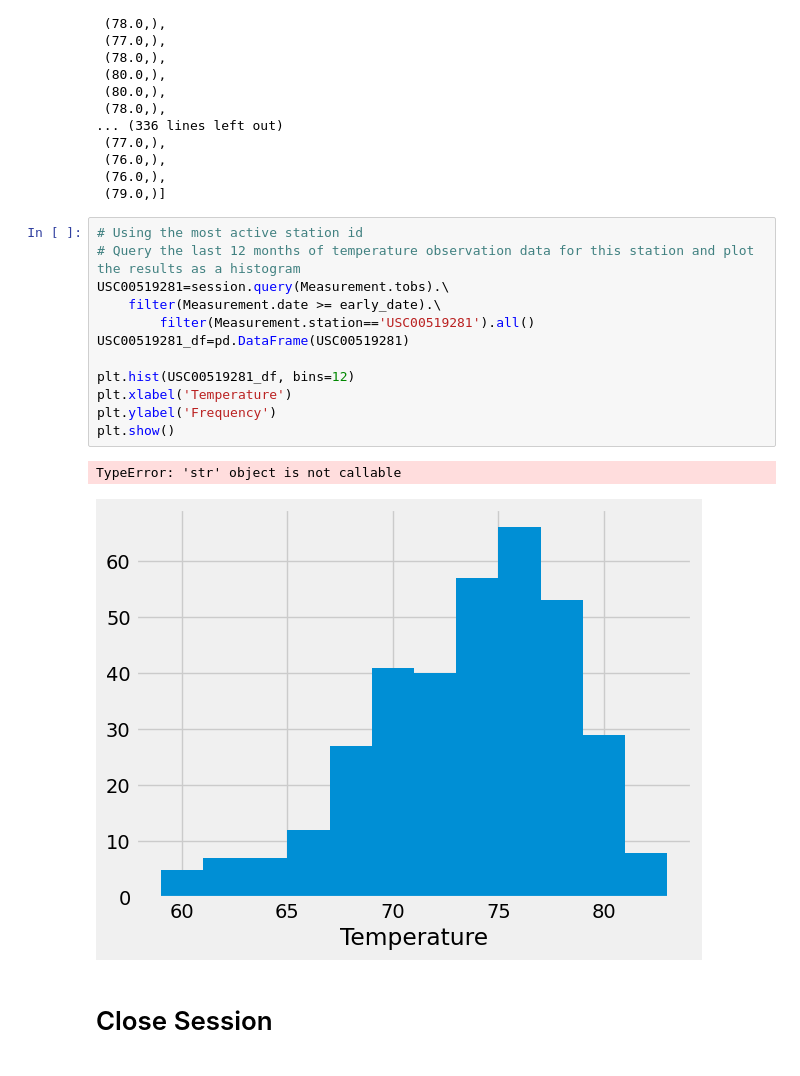
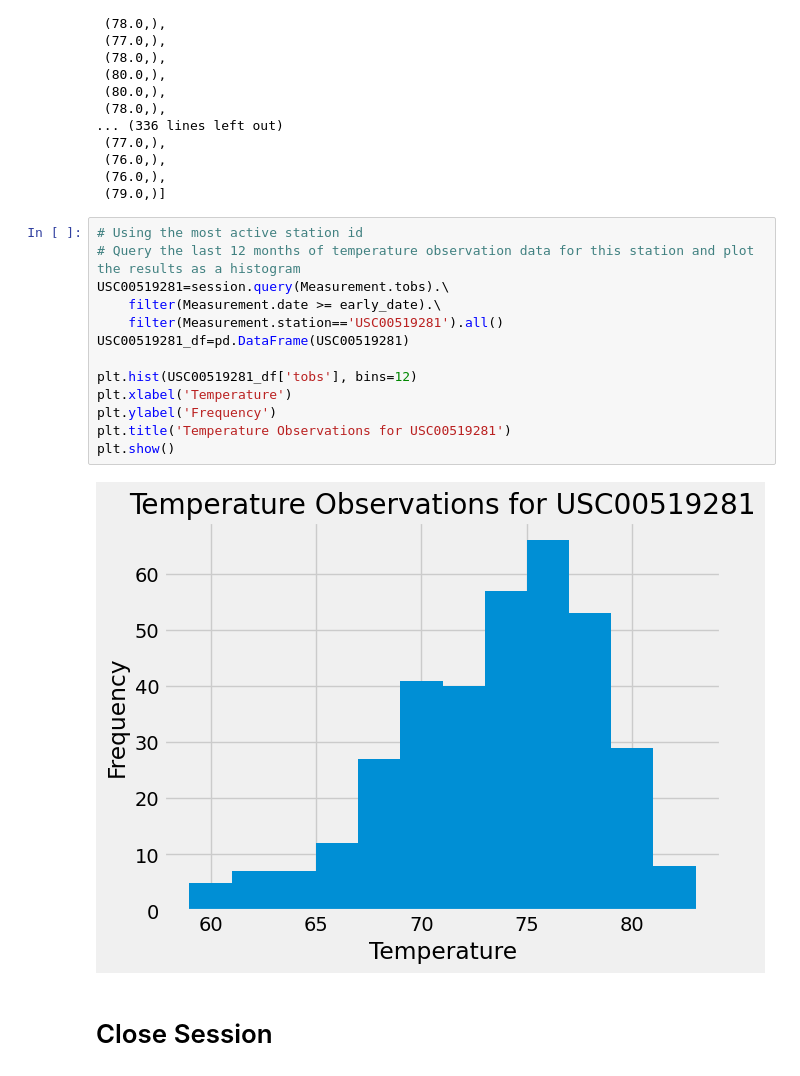
Before and after one commit to JacqueLeeMeyer/sqlalchemy-challenge, a Jupyter notebook: SurfsUp/climate_starter.ipynb, the cells around one changed output. Drawn from its saved outputs; the diff is of its cells as text.

```diff
--- a/SurfsUp/climate_starter.ipynb
+++ b/SurfsUp/climate_starter.ipynb
@@ -198,18 +199,18 @@ session.query(Measurement.tobs).\
 # %%
 # Using the most active station id
 # Query the last 12 months of temperature observation data for this station and plot the results as a histogram
 USC00519281=session.query(Measurement.tobs).\
     filter(Measurement.date >= early_date).\
-        filter(Measurement.station=='USC00519281').all()
+    filter(Measurement.station=='USC00519281').all()
 USC00519281_df=pd.DataFrame(USC00519281)
 
-plt.hist(USC00519281_df, bins=12)
+plt.hist(USC00519281_df['tobs'], bins=12)
 plt.xlabel('Temperature')
 plt.ylabel('Frequency')
+plt.title('Temperature Observations for USC00519281')
 plt.show()
 # %% [output]
-TypeError: 'str' object is not callable
-[figure, old version]
+[figure, new version]
 # %% [markdown]
 # Close Session
 # %%
```
Also changed, not shown: parts of 1 cell of this notebook, 1 other file.
